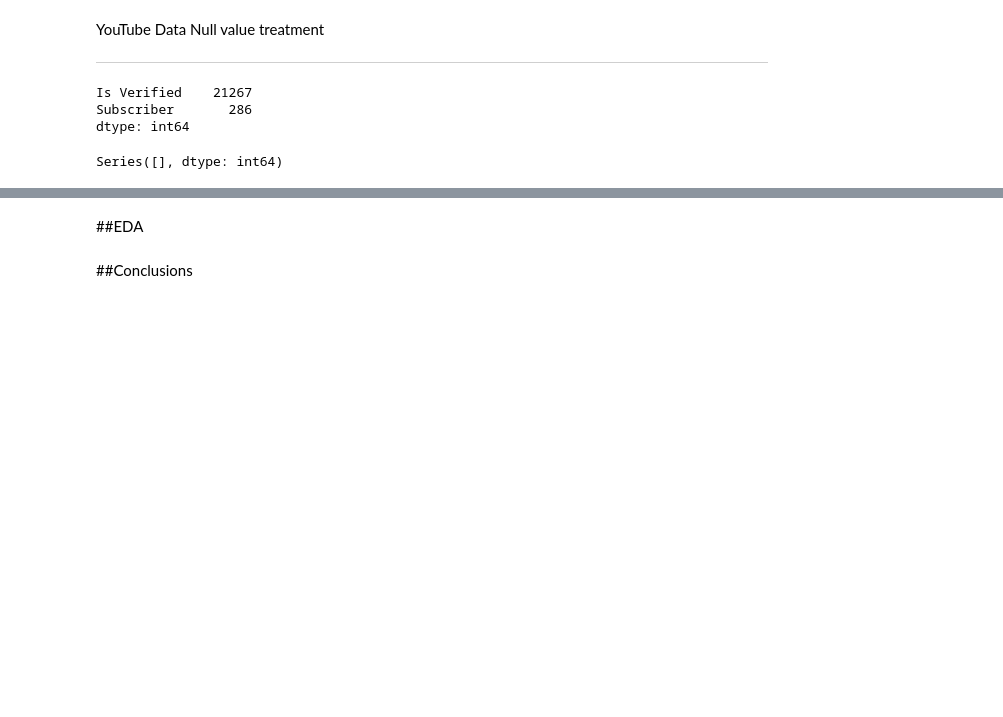
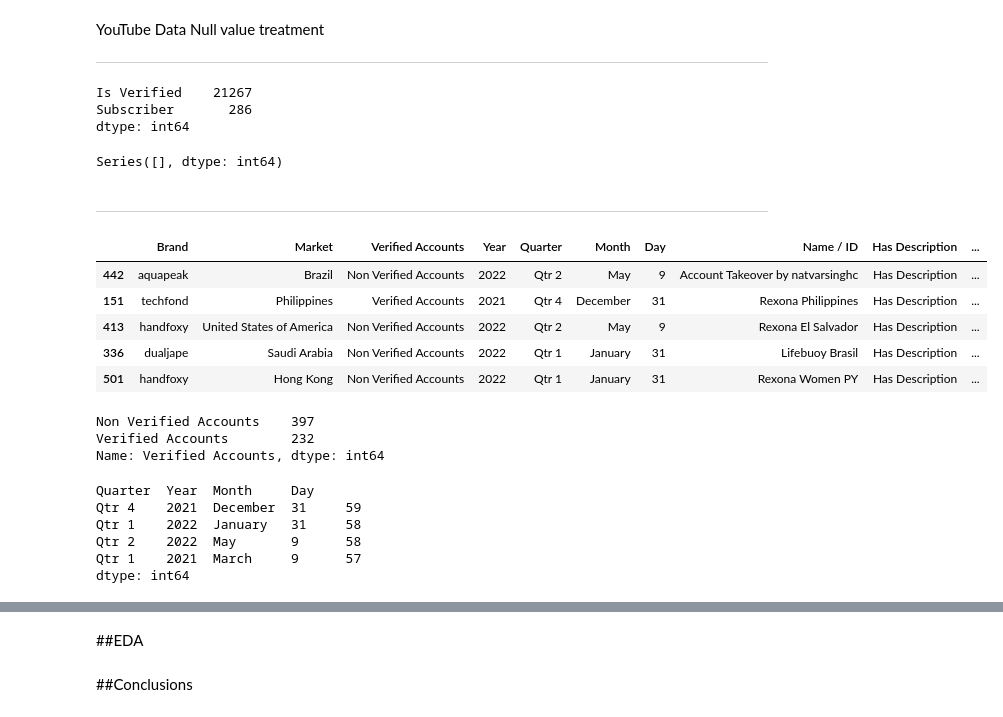
Before and after one commit to abhinav4201/Data-Analysis-EDA, a Jupyter notebook: Uptitude_Technical_Test.ipynb, the cells around one changed output, grey strips where cells are left out. Drawn from its saved outputs; the diff is of its cells as text; code cells hidden in the pictures; blank space fills up the shorter version.

```diff
--- a/Uptitude_Technical_Test.ipynb
+++ b/Uptitude_Technical_Test.ipynb
@@ -510,3 +510,32 @@ replace_null(yutb_df, 'Subscriber', 'URL')
 yutb_df.isnull().sum()[yutb_df.isnull().any()]
 # %% [output]
 Series([], dtype: int64)
+# %% [markdown]
+
+
+---
+# %%
+twt_df.sample(5)
+# %% [output]
+|  | Brand | Market | Verified Accounts | Year | Quarter | Month | Day | Name / ID | Has Description | ... |
+| 442 | aquapeak | Brazil | Non Verified Accounts | 2022 | Qtr 2 | May | 9 | Account Takeover by natvarsinghc | Has Description | ... |
+| 151 | techfond | Philippines | Verified Accounts | 2021 | Qtr 4 | December | 31 | Rexona Philippines | Has Description | ... |
+| 413 | handfoxy | United States of America | Non Verified Accounts | 2022 | Qtr 2 | May | 9 | Rexona El Salvador | Has Description | ... |
+| 336 | dualjape | Saudi Arabia | Non Verified Accounts | 2022 | Qtr 1 | January | 31 | Lifebuoy Brasil | Has Description | ... |
+| 501 | handfoxy | Hong Kong | Non Verified Accounts | 2022 | Qtr 1 | January | 31 | Rexona Women PY | Has Description | ... |
+# %%
+#total number of verified accounts
+twt_df['Verified Accounts'].value_counts()
+# %% [output]
+Non Verified Accounts    397
+Verified Accounts        232
+Name: Verified Accounts, dtype: int64
+# %%
+twt_df[twt_df['Verified Accounts'] == 'Verified Accounts'][['Quarter','Year','Month','Day']].value_counts()
+# %% [output]
+Quarter  Year  Month     Day
+Qtr 4    2021  December  31     59
+Qtr 1    2022  January   31     58
+Qtr 2    2022  May       9      58
+Qtr 1    2021  March     9      57
+dtype: int64
```
Also changed, not shown: parts of 5 cells of this notebook.
